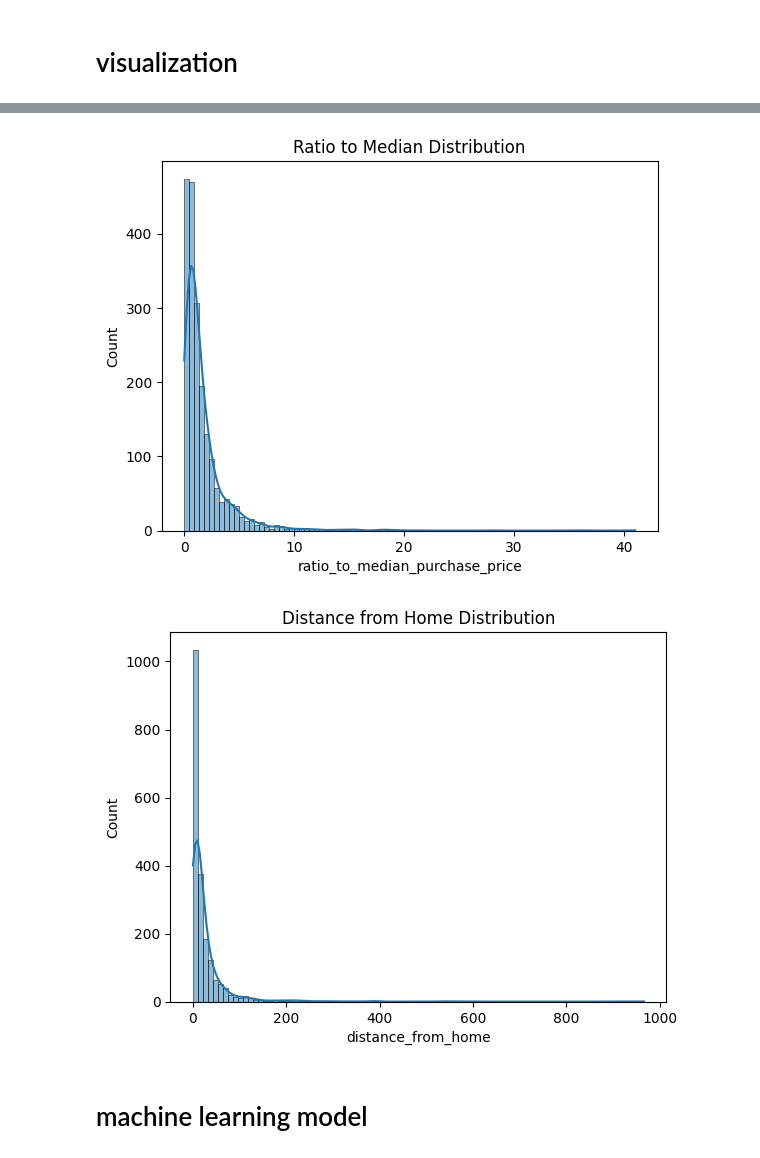
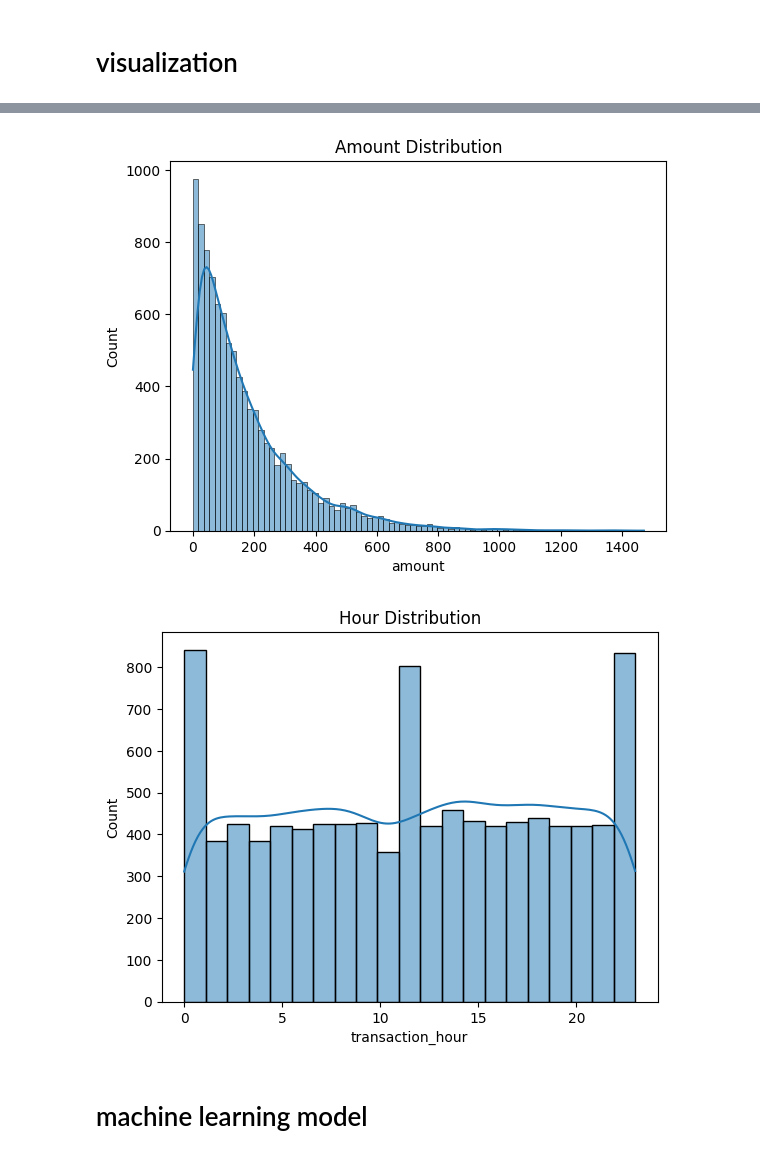
Before and after one commit to vijayagi/data-science-project-, a Jupyter notebook: project 4(logstic ,Rand for)/credit_card.ipynb, the cells around one changed output, grey strips where cells are left out. Saved outputs shown, nothing was run; the diff lists cells and outputs as text; code cells hidden in the pictures.

```diff
--- a/project 4(logstic ,Rand for)/credit_card.ipynb
+++ b/project 4(logstic ,Rand for)/credit_card.ipynb
@@ -4,7 +4,7 @@ import numpy as np
 import matplotlib.pyplot as plt
 import seaborn as sns
 # %%
-df=pd.read_csv("card_transdata.csv")
+df=pd.read_excel(r"D:\data science 2025\git_repository\data-science-project-\project 4(logstic ,Rand for)\credit_card_fraud.xlsx")
 # %%
 df.head()
 # %% [output]
@@ -96,15 +108,15 @@ plt.show()
 # %%
-sns.histplot(df['ratio_to_median_purchase_price'],kde='True')
-plt.title('Ratio to Median Distribution')
+sns.histplot(df['amount'],kde='True')
+plt.title('Amount Distribution')
 plt.show()
 # %% [output]
-[figure, old version]
+[figure, new version]
 # %%
-sns.histplot(df['distance_from_home'],kde='True')
-plt.title('Distance from Home Distribution')
+sns.histplot(df['transaction_hour'],kde=True)
+plt.title('Hour Distribution')
 plt.show()
 # %% [output]
-[figure, old version]
+[figure, new version]
 # %% [markdown]
 # machine learning model
 # %%
```
Also changed, not shown: parts of 26 cells of this notebook, 6 other files.
